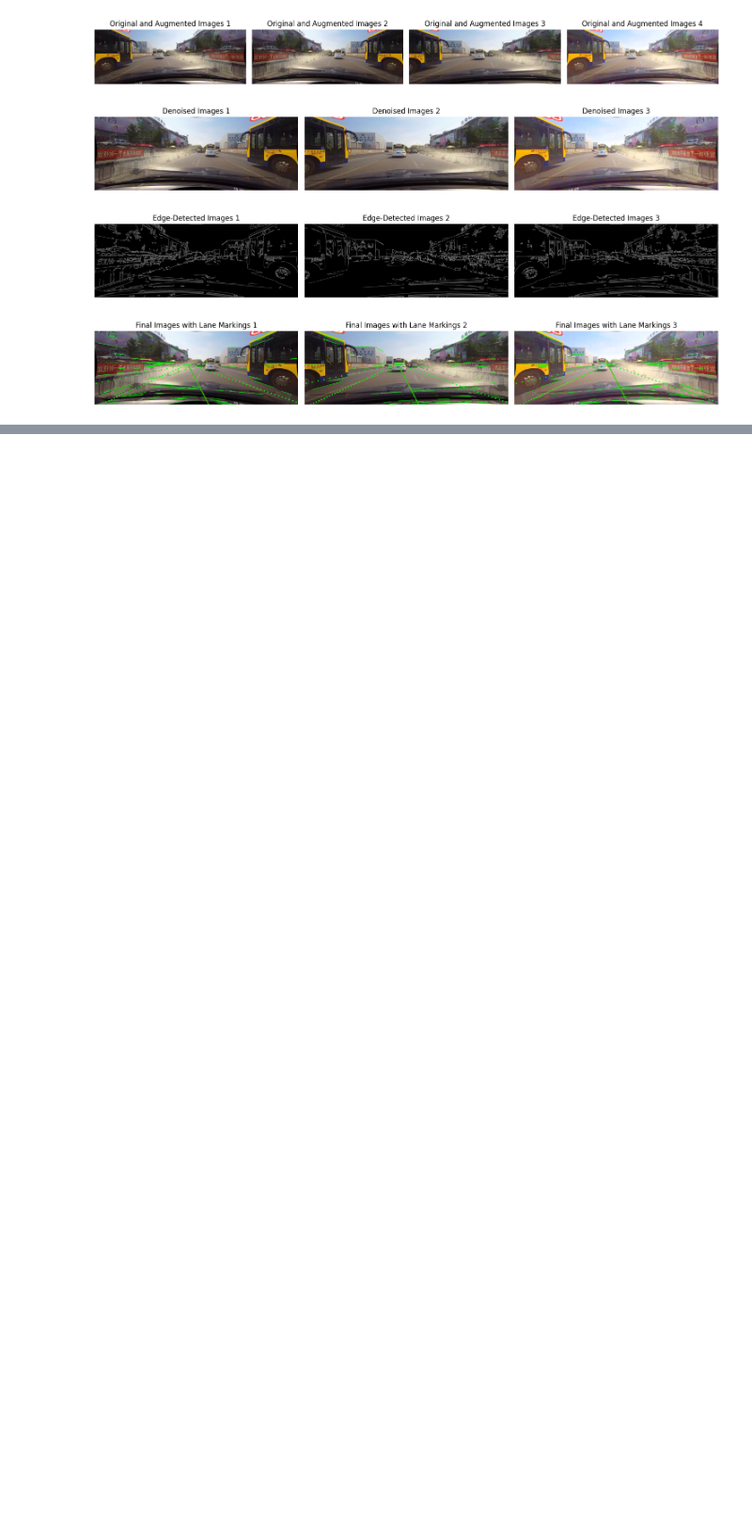
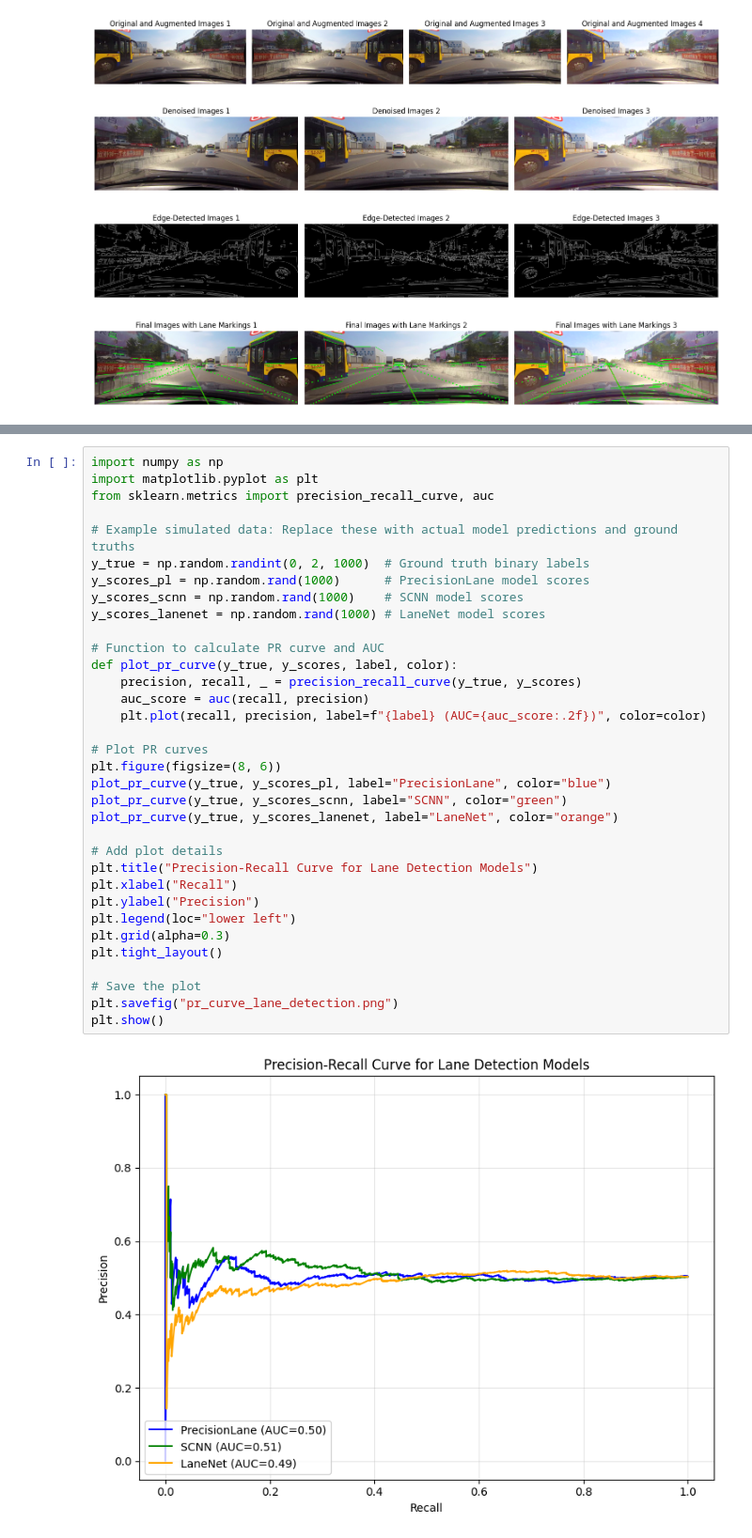
Before and after one commit to PiyushSharma0/MajorProjectSample, a Jupyter notebook: PrecisionLane-PipeLine/notebooks/Preprocessing.ipynb, the cells around one changed output, grey strips where cells are left out. Shown at 94% size. Cells and saved outputs as stored; diff of their text form; blank space fills up the shorter version.

```diff
--- a/PrecisionLane-PipeLine/notebooks/Preprocessing.ipynb
+++ b/PrecisionLane-PipeLine/notebooks/Preprocessing.ipynb
@@ -197,0 +330,36 @@ plot_images("Final Images with Lane Markings", final_images_with_lanes, 1, 3)
+# %%
+import numpy as np
+import matplotlib.pyplot as plt
+from sklearn.metrics import precision_recall_curve, auc
+
+# Example simulated data: Replace these with actual model predictions and ground truths
+y_true = np.random.randint(0, 2, 1000)  # Ground truth binary labels
+y_scores_pl = np.random.rand(1000)      # PrecisionLane model scores
+y_scores_scnn = np.random.rand(1000)    # SCNN model scores
+y_scores_lanenet = np.random.rand(1000) # LaneNet model scores
+
+# Function to calculate PR curve and AUC
+def plot_pr_curve(y_true, y_scores, label, color):
+    precision, recall, _ = precision_recall_curve(y_true, y_scores)
+    auc_score = auc(recall, precision)
+    plt.plot(recall, precision, label=f"{label} (AUC={auc_score:.2f})", color=color)
+
+# Plot PR curves
+plt.figure(figsize=(8, 6))
+plot_pr_curve(y_true, y_scores_pl, label="PrecisionLane", color="blue")
+plot_pr_curve(y_true, y_scores_scnn, label="SCNN", color="green")
+plot_pr_curve(y_true, y_scores_lanenet, label="LaneNet", color="orange")
+
+# Add plot details
+plt.title("Precision-Recall Curve for Lane Detection Models")
+plt.xlabel("Recall")
+plt.ylabel("Precision")
+plt.legend(loc="lower left")
+plt.grid(alpha=0.3)
+plt.tight_layout()
+
+# Save the plot
+plt.savefig("pr_curve_lane_detection.png")
+plt.show()
+# %% [output]
+[figure, added]
```
Also changed, not shown: parts of 4 cells of this notebook, 33 other files.
